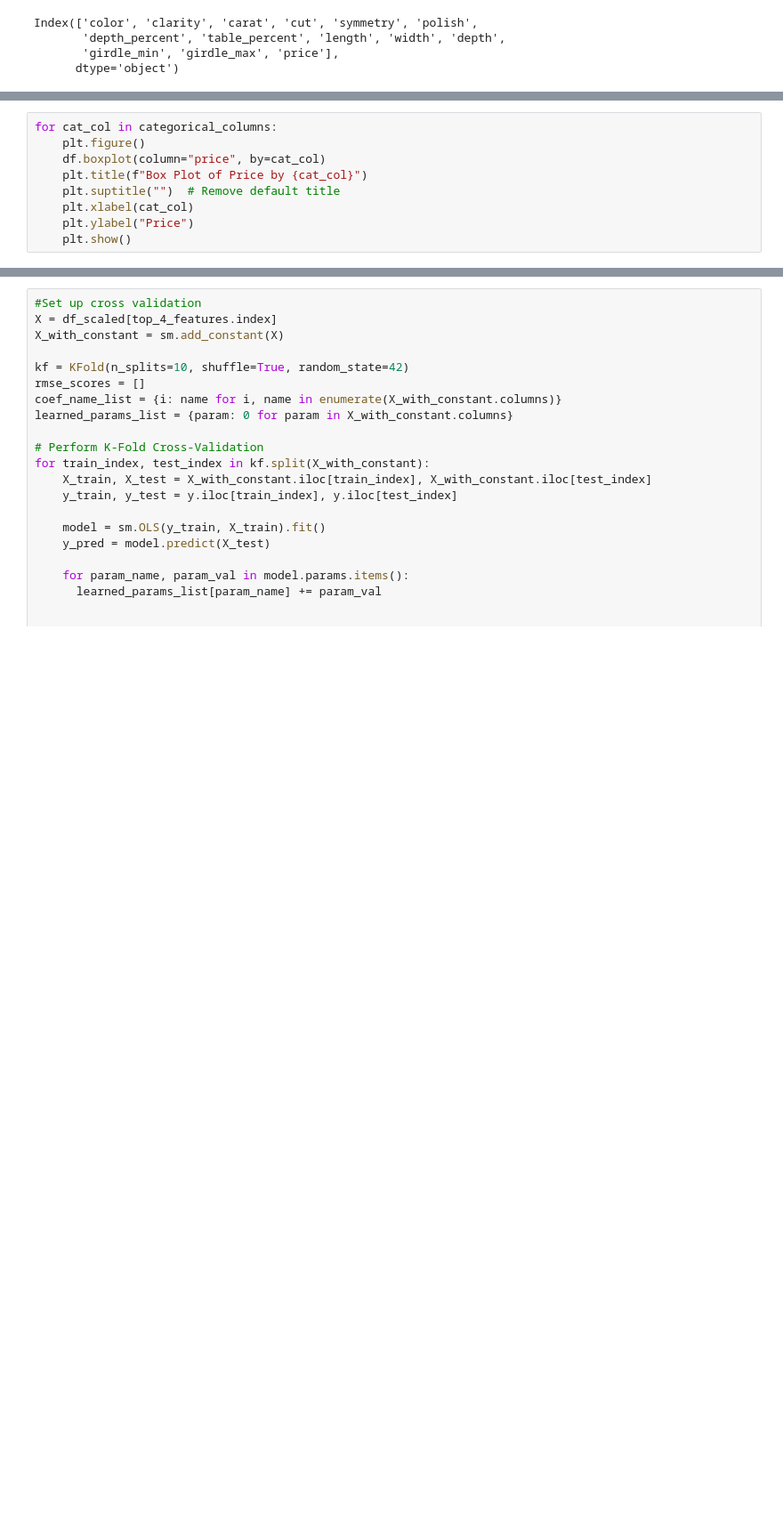
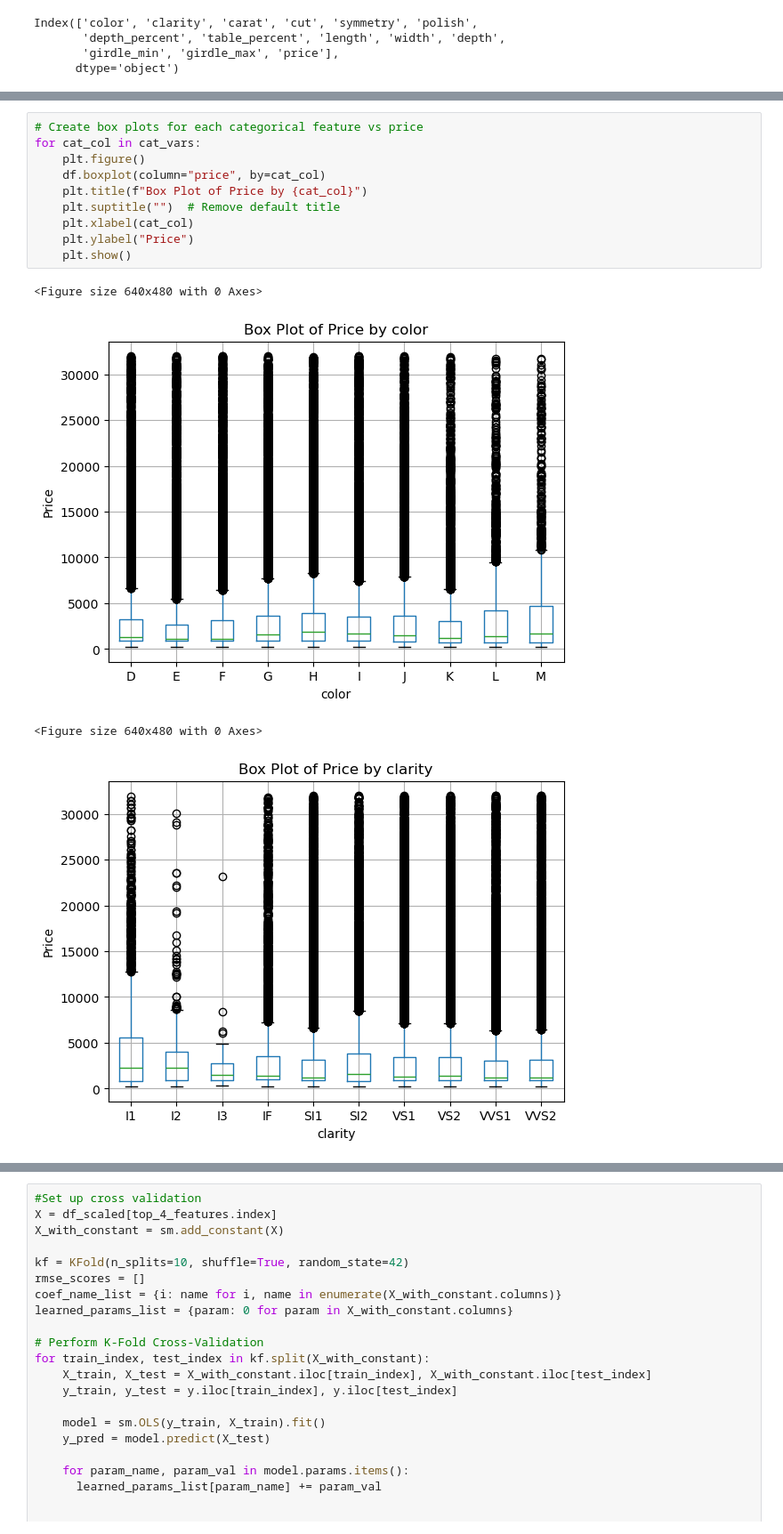
Before and after one commit to godlikeS97/ece219project4, a Jupyter notebook: Diamond_Analysis/Diamond_Analysis.ipynb, the cells around one changed output, grey strips where cells are left out. Shown at 89% size. Saved outputs shown, nothing was run; the diff lists cells and outputs as text; blank space fills up the shorter version.

```diff
--- a/Diamond_Analysis/Diamond_Analysis.ipynb
+++ b/Diamond_Analysis/Diamond_Analysis.ipynb
@@ -135,9 +40,0 @@ One key finding is that for each category, across all its possible values, there
-# %%
-for cat_col in categorical_columns:
-    plt.figure()
-    df.boxplot(column="price", by=cat_col)
-    plt.title(f"Box Plot of Price by {cat_col}")
-    plt.suptitle("")  # Remove default title
-    plt.xlabel(cat_col)
-    plt.ylabel("Price")
-    plt.show()
@@ -230,0 +346,15 @@ dtype: float64
+# %%
+# Create box plots for each categorical feature vs price
+for cat_col in cat_vars:
+    plt.figure()
+    df.boxplot(column="price", by=cat_col)
+    plt.title(f"Box Plot of Price by {cat_col}")
+    plt.suptitle("")  # Remove default title
+    plt.xlabel(cat_col)
+    plt.ylabel("Price")
+    plt.show()
+# %% [output]
+<Figure size 640x480 with 0 Axes>
+[figure, added]
+<Figure size 640x480 with 0 Axes>
+[figure, added]
```
Also changed, not shown: parts of 78 cells of this notebook, 5 other files.
